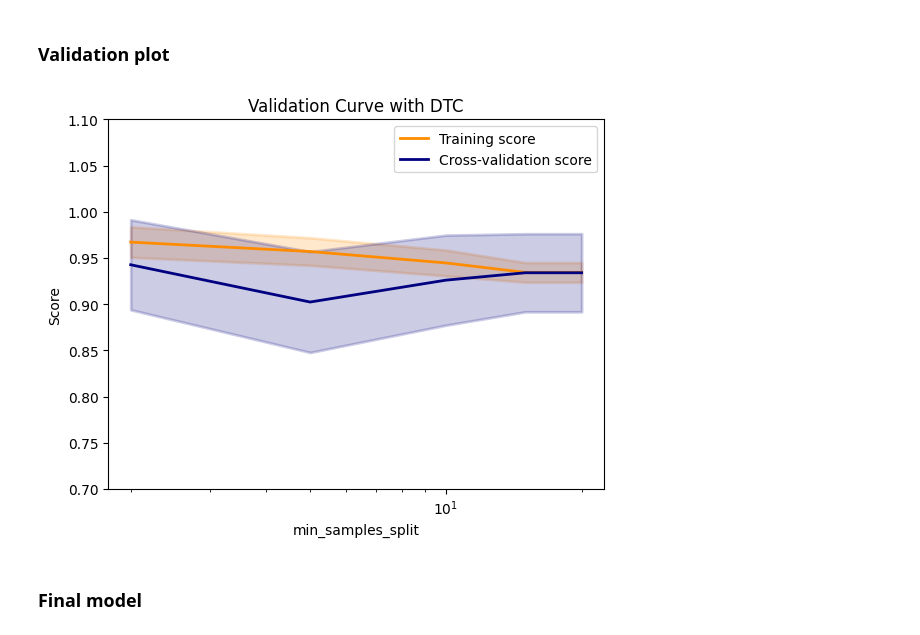
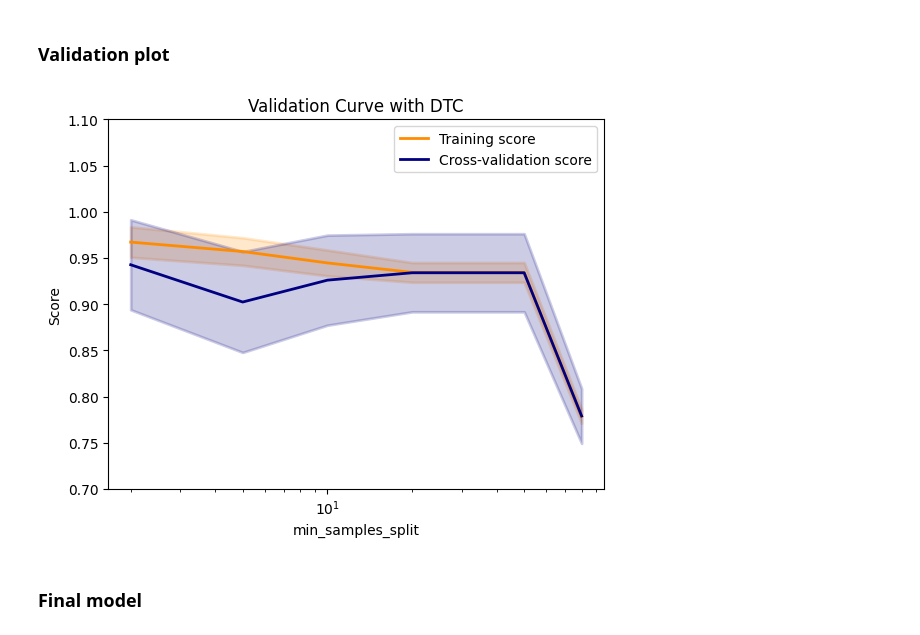
Before and after one commit to VeronicaPistolesi/MachineLearning, a Jupyter notebook: monk_tree.ipynb, the cells around one changed output. Cells and saved outputs as stored; diff of their text form; code cells hidden in the pictures.

```diff
--- a/monk_tree.ipynb
+++ b/monk_tree.ipynb
@@ -450,17 +450,17 @@ joblib.dump(dt_cv_m3.best_estimator_, 'monk_models/dt_m3.z')
 # %% [markdown]
 ### Validation plot
 # %%
-param_range =  [2, 5, 10, 15, 20]
+param_range =  [2, 5, 10, 20, 40, 50, 80]
 
 train_scores, test_scores = validation_curve(
     DecisionTreeClassifier(ccp_alpha=0.0,
                            class_weight='balanced',
                            criterion='entropy',
-                           max_depth=50,
+                           max_depth=10,
                            max_leaf_nodes=10,
                            min_samples_leaf=1,
                            #min_samples_split=2,
-                           min_weight_fraction_leaf=0.0),
+                           min_weight_fraction_leaf=0.001),
                            #splitter='best'),
     x_train_m3,
     y_train_m3,
@@ -485,34 +485,34 @@ lw = 2
 plt.semilogx(
     param_range, train_scores_mean, label="Training score", color="darkorange", lw=lw
 )
 
 plt.fill_between(
     param_range,
     train_scores_mean - train_scores_std,
     train_scores_mean + train_scores_std,
     alpha=0.2,
     color="darkorange",
     lw=lw,
 )
 
 plt.semilogx(
     param_range, test_scores_mean, label="Cross-validation score", color="navy", lw=lw
 )
 
 plt.fill_between(
     param_range,
     test_scores_mean - test_scores_std,
     test_scores_mean + test_scores_std,
     alpha=0.2,
     color="navy",
     lw=lw
 )
 
 plt.legend(loc="best")
 
 plt.show()
 # %% [output]
-[figure, old version]
+[figure, new version]
 # %% [markdown]
 ### Final model
 # %%
```
Also changed, not shown: parts of 2 cells of this notebook, 1 other file.
